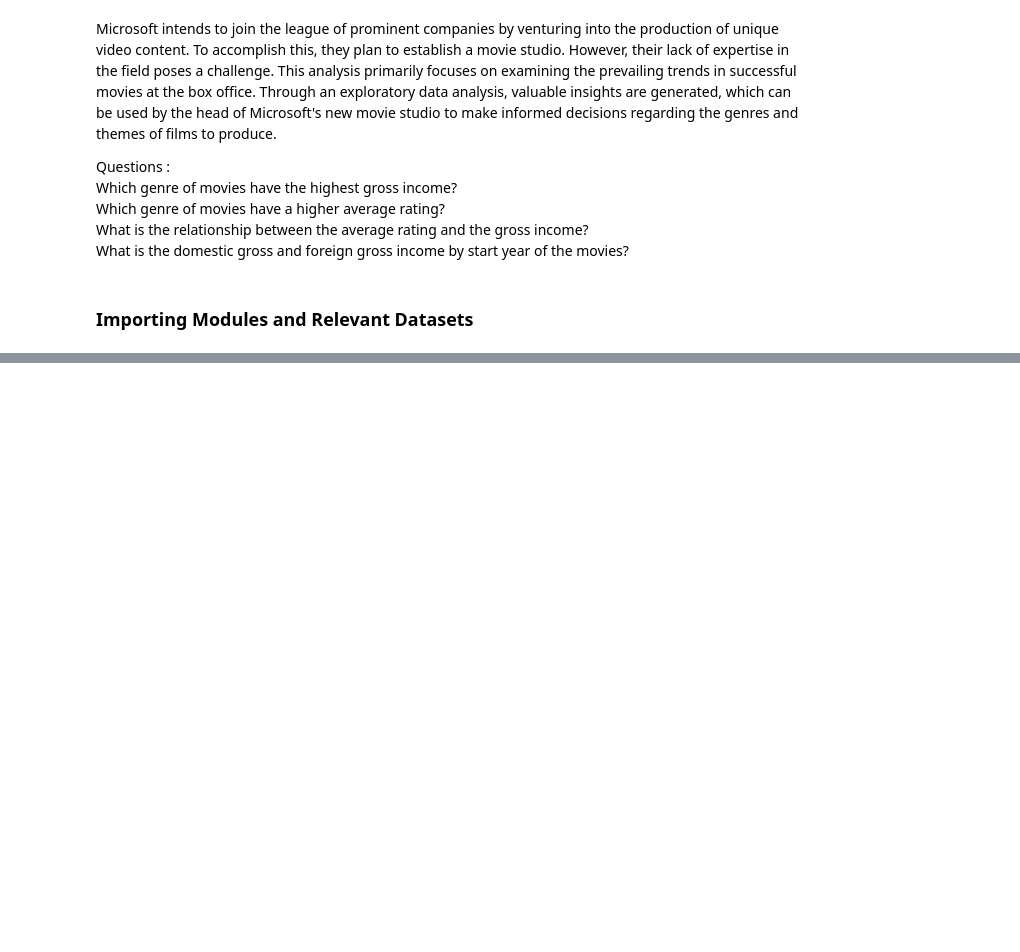
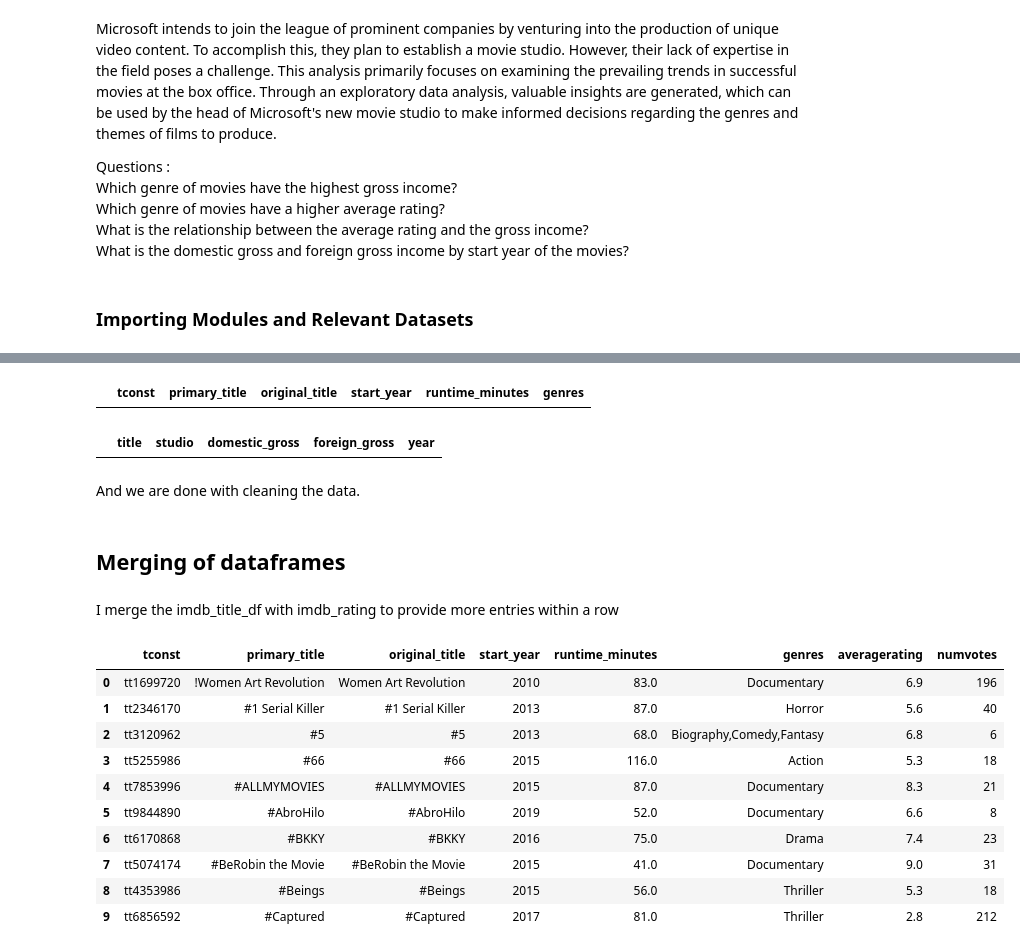
Before and after one commit to jonvis23/dsc-phase-1-project, a Jupyter notebook: student.ipynb, the cells around one changed output, grey strips where cells are left out. Cells and saved outputs as stored; diff of their text form; code cells hidden in the pictures; blank space fills up the shorter version.

```diff
--- a/student.ipynb
+++ b/student.ipynb
@@ -36,0 +289,2 @@ imdb_ratings = pd.read_csv('zippedData/imdb.title.ratings.csv.gz')
+# %%
+imdb_title_df = imdb_title_df.drop_duplicates(keep='first', subset=['primary_title','start_year']).drop(columns='missing')
@@ -36,0 +355,35 @@ imdb_ratings = pd.read_csv('zippedData/imdb.title.ratings.csv.gz')
+# %%
+# drop records with start_year more than 2022
+imdb_title_df = imdb_title_df[imdb_title_df['start_year'] <= 2022]
+# %%
+#recheck
+imdb_title_df[imdb_title_df['start_year'] > 2022]
+# %% [output]
+|  | tconst | primary_title | original_title | start_year | runtime_minutes | genres |
+# %%
+#check for years greater than 2022 in movie_gross
+movie_gross[movie_gross['year'] > 2022]
+# %% [output]
+|  | title | studio | domestic_gross | foreign_gross | year |
+# %% [markdown]
+And we are done with cleaning the data.
+# %% [markdown]
+## Merging of dataframes
+# %% [markdown]
+I merge the imdb_title_df with imdb_rating to provide more entries within a row
+# %%
+#merge imdb_title_df and imdb_ratings using an inner join
+joined_imdb_df = imdb_title_df.merge(imdb_ratings, on='tconst', how='inner')
+joined_imdb_df.head(10)
+# %% [output]
+|  | tconst | primary_title | original_title | start_year | runtime_minutes | genres | averagerating | numvotes |
+| 0 | tt1699720 | !Women Art Revolution | Women Art Revolution | 2010 | 83.0 | Documentary | 6.9 | 196 |
+| 1 | tt2346170 | #1 Serial Killer | #1 Serial Killer | 2013 | 87.0 | Horror | 5.6 | 40 |
+| 2 | tt3120962 | #5 | #5 | 2013 | 68.0 | Biography,Comedy,Fantasy | 6.8 | 6 |
+| 3 | tt5255986 | #66 | #66 | 2015 | 116.0 | Action | 5.3 | 18 |
+| 4 | tt7853996 | #ALLMYMOVIES | #ALLMYMOVIES | 2015 | 87.0 | Documentary | 8.3 | 21 |
+| 5 | tt9844890 | #AbroHilo | #AbroHilo | 2019 | 52.0 | Documentary | 6.6 | 8 |
+| 6 | tt6170868 | #BKKY | #BKKY | 2016 | 75.0 | Drama | 7.4 | 23 |
+| 7 | tt5074174 | #BeRobin the Movie | #BeRobin the Movie | 2015 | 41.0 | Documentary | 9.0 | 31 |
+| 8 | tt4353986 | #Beings | #Beings | 2015 | 56.0 | Thriller | 5.3 | 18 |
+| 9 | tt6856592 | #Captured | #Captured | 2017 | 81.0 | Thriller | 2.8 | 212 |
```
Also changed, not shown: parts of 39 cells of this notebook.
